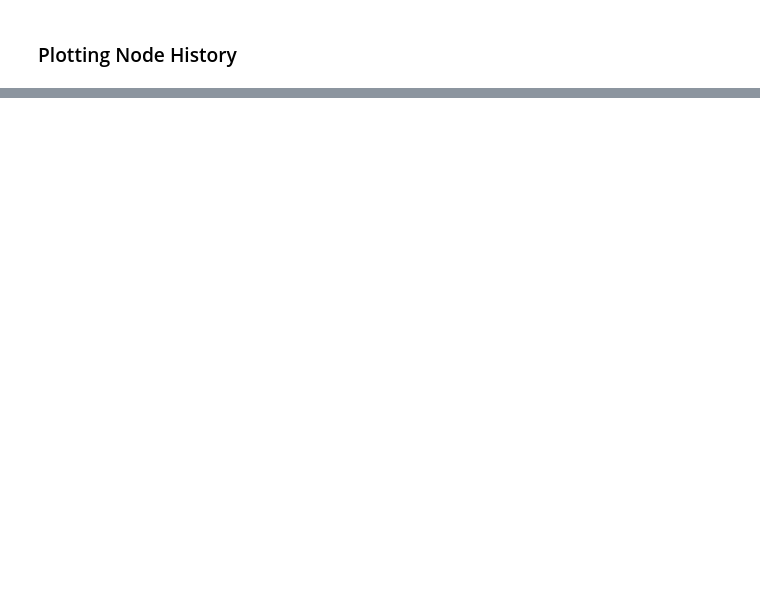
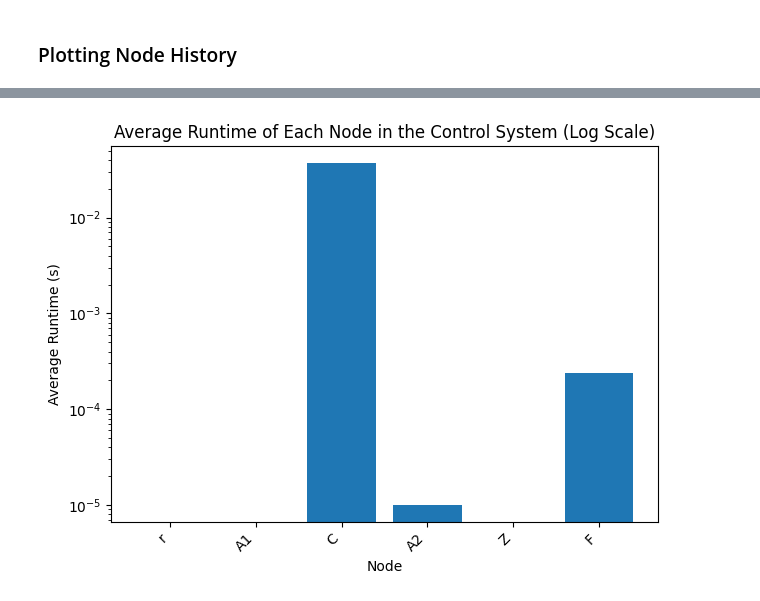
Before and after one commit to humancompatible/interconnect, a Jupyter notebook: examples/basic_simulation.ipynb, the cells around one changed output, grey strips where cells are left out. Cells and saved outputs as stored; diff of their text form; code cells hidden in the pictures; blank space fills up the shorter version.

```diff
--- a/examples/basic_simulation.ipynb
+++ b/examples/basic_simulation.ipynb
@@ -181,0 +207,4 @@ sim.system.plotNodeOutputHistory(fil)
+# %%
+sim.system.plotRuntimes()
+# %% [output]
+[figure, added]
```
Also changed, not shown: parts of 11 cells of this notebook, 3 other files.
